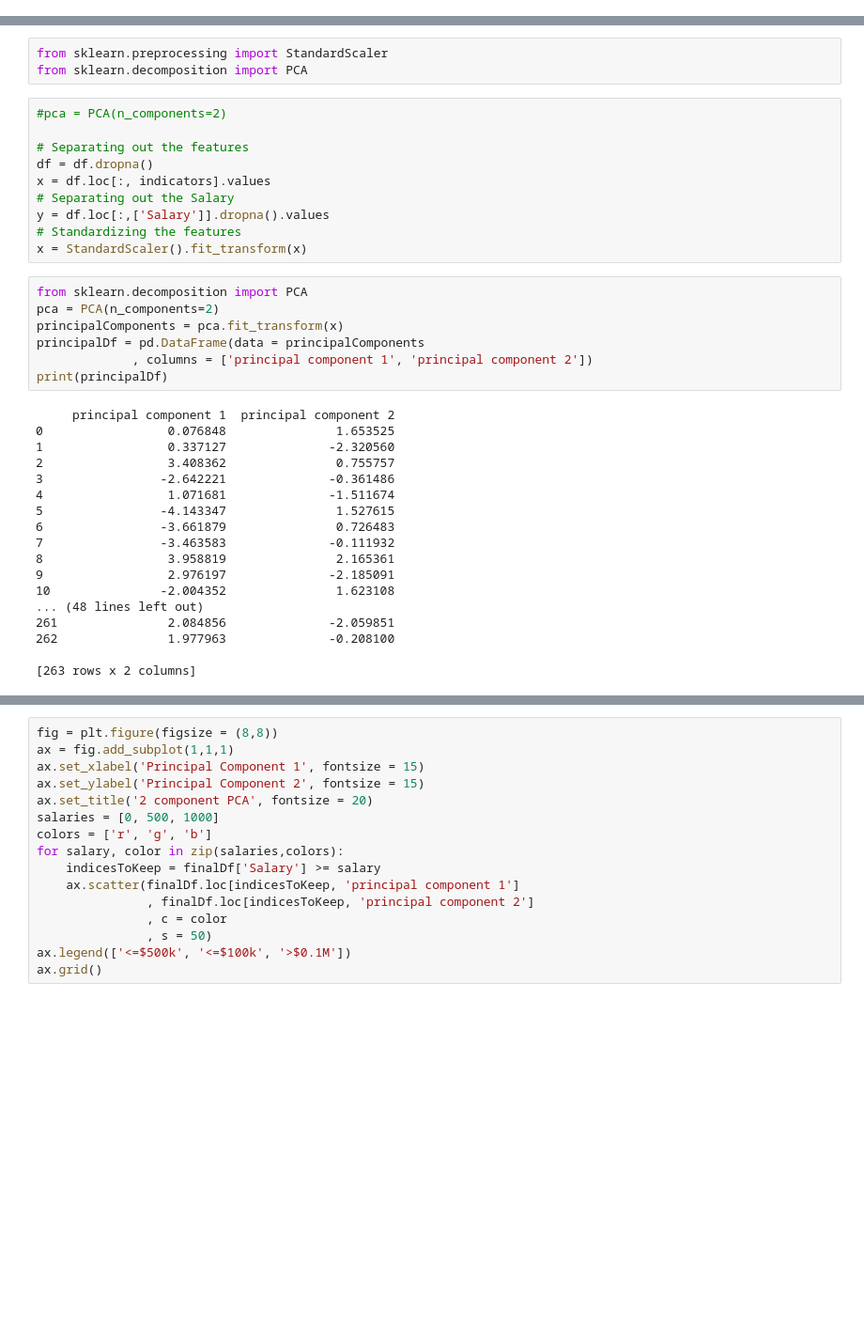
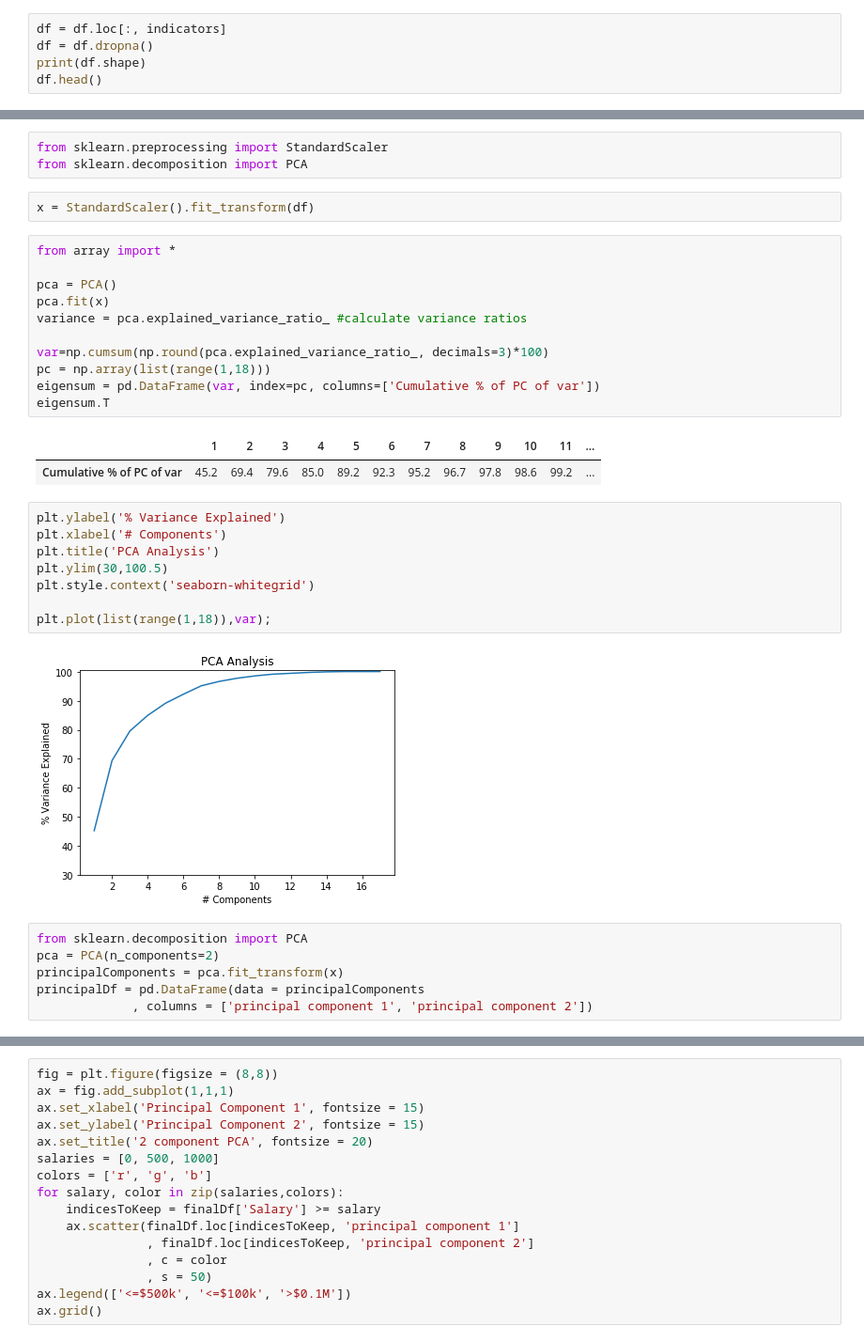
Before and after one commit to adomakor412/Visualization, a Jupyter notebook: PCA.ipynb, the cells around one changed output, grey strips where cells are left out. Shown at 94% size. Cells and saved outputs as stored; diff of their text form; blank space fills up the shorter version.

Commit message:
Cluster analysis for baseball dataset

```diff
--- a/PCA.ipynb
+++ b/PCA.ipynb
@@ -144,0 +76,5 @@ df.loc[:, indicators].head()
+# %%
+df = df.loc[:, indicators]
+df = df.dropna()
+print(df.shape)
+df.head()
@@ -145,40 +89,37 @@ df.loc[:, indicators].head()
 # %%
 from sklearn.preprocessing import StandardScaler
 from sklearn.decomposition import PCA
-# %%
-#pca = PCA(n_components=2)
-
-# Separating out the features
-df = df.dropna()
-x = df.loc[:, indicators].values
-# Separating out the Salary
-y = df.loc[:,['Salary']].dropna().values
-# Standardizing the features
-x = StandardScaler().fit_transform(x)
+# %%
+x = StandardScaler().fit_transform(df)
+# %%
+from array import *
+
+pca = PCA()
+pca.fit(x)
+variance = pca.explained_variance_ratio_ #calculate variance ratios
+
+var=np.cumsum(np.round(pca.explained_variance_ratio_, decimals=3)*100)
+pc = np.array(list(range(1,18)))
+eigensum = pd.DataFrame(var, index=pc, columns=['Cumulative % of PC of var'])
+eigensum.T
+# %% [output]
+|  | 1 | 2 | 3 | 4 | 5 | 6 | 7 | 8 | 9 | 10 | 11 | ... |
+| Cumulative % of PC of var | 45.2 | 69.4 | 79.6 | 85.0 | 89.2 | 92.3 | 95.2 | 96.7 | 97.8 | 98.6 | 99.2 | ... |
+# %%
+plt.ylabel('% Variance Explained')
+plt.xlabel('# Components')
+plt.title('PCA Analysis')
+plt.ylim(30,100.5)
+plt.style.context('seaborn-whitegrid')
+
+plt.plot(list(range(1,18)),var);
+# %% [output]
+[figure, added]
 # %%
 from sklearn.decomposition import PCA
 pca = PCA(n_components=2)
 principalComponents = pca.fit_transform(x)
 principalDf = pd.DataFrame(data = principalComponents
              , columns = ['principal component 1', 'principal component 2'])
-print(principalDf)
-# %% [output]
-     principal component 1  principal component 2
-0                 0.076848               1.653525
-1                 0.337127              -2.320560
-2                 3.408362               0.755757
-3                -2.642221              -0.361486
-4                 1.071681              -1.511674
-5                -4.143347               1.527615
-6                -3.661879               0.726483
-7                -3.463583              -0.111932
-8                 3.958819               2.165361
-9                 2.976197              -2.185091
-10               -2.004352               1.623108
-... (48 lines left out)
-261               2.084856              -2.059851
-262               1.977963              -0.208100
-
-[263 rows x 2 columns]
 # %%
 finalDf = pd.concat([principalDf.reset_index(), df.reset_index()[['Salary']]], axis = 1).drop('index',axis=1)
```
Also changed, not shown: parts of 22 cells of this notebook, 2 other files.
